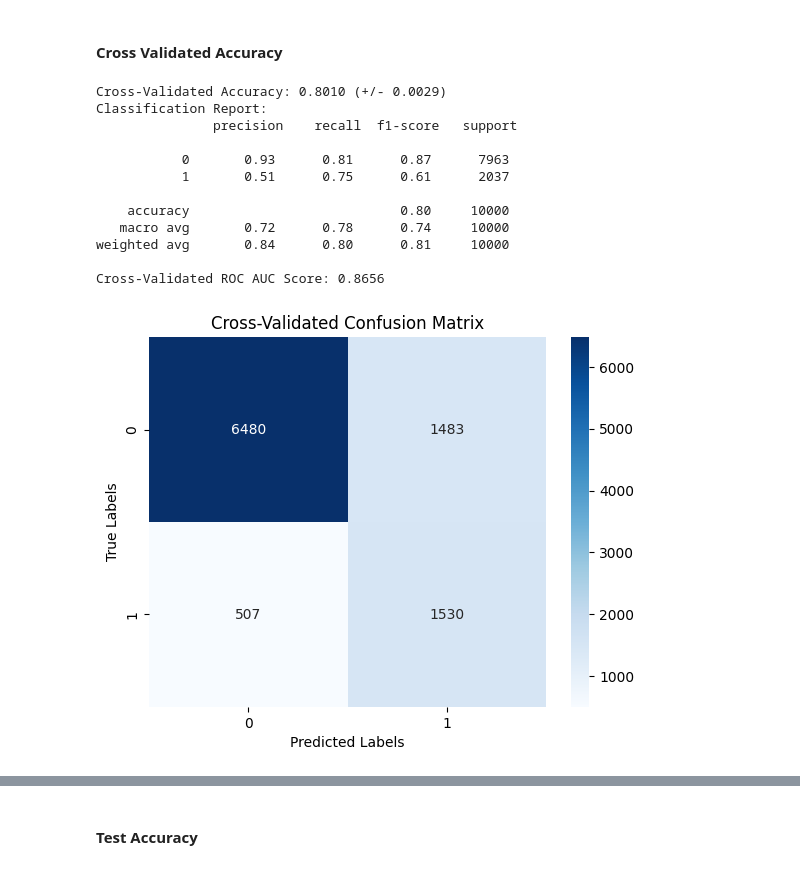
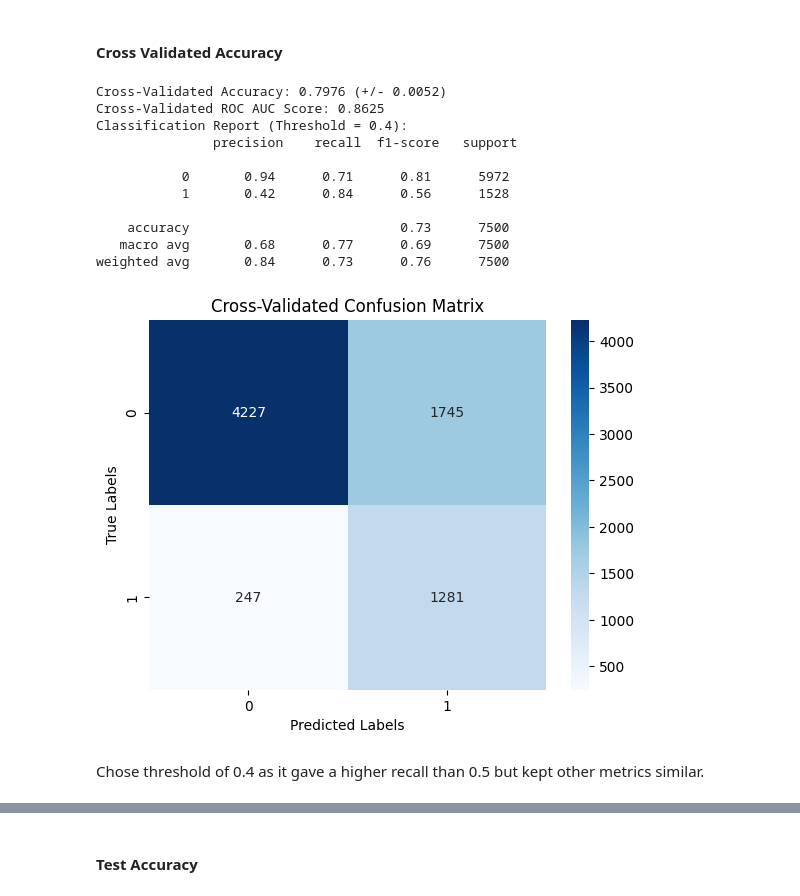
Before and after one commit to claytonshaw/bank_churn_api, a Jupyter notebook: bank_customer_churn.ipynb, the cells around one changed output, grey strips where cells are left out. Cells and saved outputs as stored; diff of their text form; code cells hidden in the pictures.

```diff
--- a/bank_customer_churn.ipynb
+++ b/bank_customer_churn.ipynb
@@ -426,42 +426,44 @@ best_model = grid_search.best_estimator_
 # %% [markdown]
 #### Cross Validated Accuracy
 # %%
-# Cross-validated accuracy
-cv_accuracy = cross_val_score(best_model, X, y, cv=5, scoring='accuracy')  # change cv=5 to however many folds you prefer
+from sklearn.model_selection import cross_val_predict, cross_val_score
+from sklearn.metrics import classification_report, confusion_matrix, roc_auc_score
+
+# Accuracy using default threshold (0.5)
+cv_accuracy = cross_val_score(best_model, X_train, y_train, cv=5, scoring='accuracy')
 print(f"Cross-Validated Accuracy: {cv_accuracy.mean():.4f} (+/- {cv_accuracy.std():.4f})")
 
-# Cross-validated predictions (for classification report, AUC, confusion matrix)
-y_pred_cv = cross_val_predict(best_model, X, y, cv=5)
-y_prob_cv = cross_val_predict(best_model, X, y, cv=5, method='predict_proba')[:, 1]  # for AUC
+# Probabilities and default predictions
+y_prob_cv = cross_val_predict(best_model, X_train, y_train, cv=5, method='predict_proba')[:, 1]
+custom_threshold = 0.4
+y_pred_cv = (y_prob_cv >= custom_threshold).astype(int)  # You can later change this to your custom threshold
 
-# Classification Report
-print("Classification Report:\n", classification_report(y, y_pred_cv))
-
-# AUC-ROC Score
-roc_auc = roc_auc_score(y, y_prob_cv)
+# AUC Score
+roc_auc = roc_auc_score(y_train, y_prob_cv)
 print(f"Cross-Validated ROC AUC Score: {roc_auc:.4f}")
 
-# Confusion Matrix
-conf_matrix = confusion_matrix(y, y_pred_cv)
-sns.heatmap(conf_matrix, annot=True, fmt='d', cmap='Blues')
+# Classification report and confusion matrix
+print(f"Classification Report (Threshold = {custom_threshold}):\n", classification_report(y_train, y_pred_cv))
+sns.heatmap(confusion_matrix(y_train, y_pred_cv), annot=True, fmt='d', cmap='Blues')
 plt.xlabel('Predicted Labels')
 plt.ylabel('True Labels')
 plt.title('Cross-Validated Confusion Matrix')
 plt.show()
 # %% [output]
-Cross-Validated Accuracy: 0.8010 (+/- 0.0029)
-Classification Report:
+Cross-Validated Accuracy: 0.7976 (+/- 0.0052)
+Cross-Validated ROC AUC Score: 0.8625
+Classification Report (Threshold = 0.4):
                precision    recall  f1-score   support
 
-           0       0.93      0.81      0.87      7963
-           1       0.51      0.75      0.61      2037
+           0       0.94      0.71      0.81      5972
+           1       0.42      0.84      0.56      1528
 
-    accuracy                           0.80     10000
-   macro avg       0.72      0.78      0.74     10000
-weighted avg       0.84      0.80      0.81     10000
-
-Cross-Validated ROC AUC Score: 0.8656
+    accuracy                           0.73      7500
+   macro avg       0.68      0.77      0.69      7500
+weighted avg       0.84      0.73      0.76      7500
-[figure, old version]
+[figure, new version]
+# %% [markdown]
+Chose threshold of 0.4 as it gave a higher recall than 0.5 but kept other metrics similar.
 # %%
 results = best_model.evals_result()
 
```
Also changed, not shown: parts of 12 cells of this notebook.
